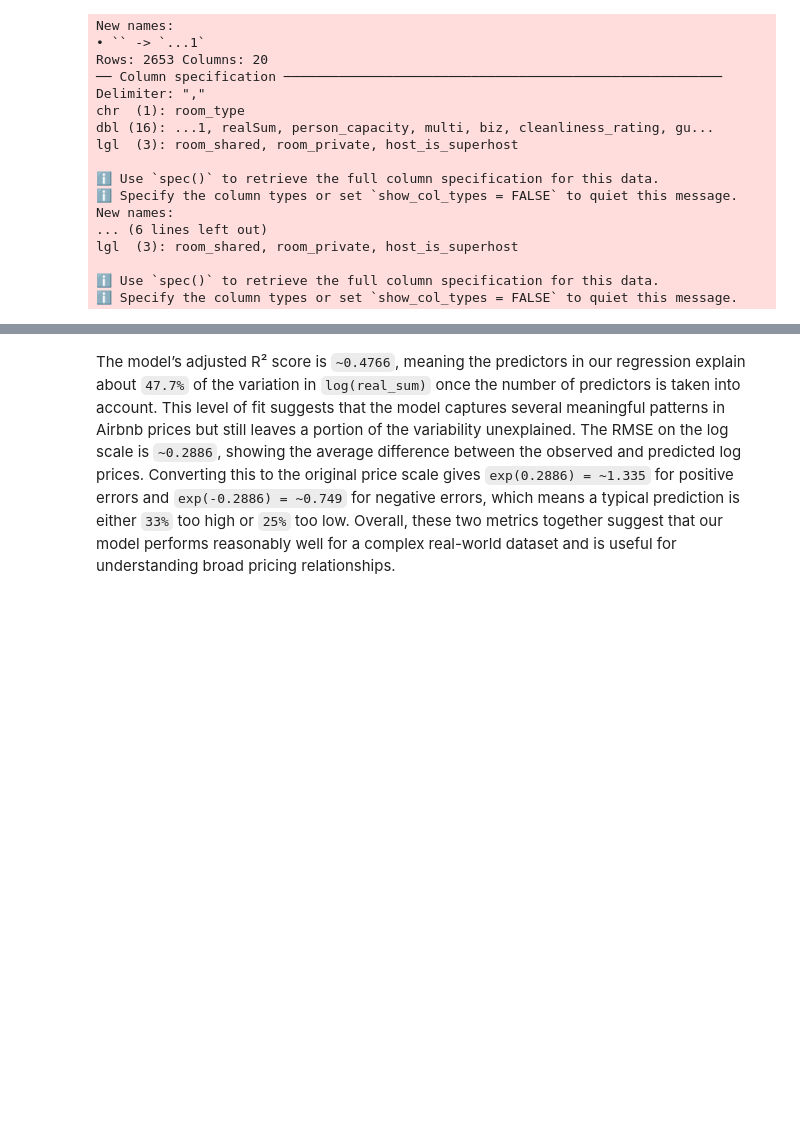
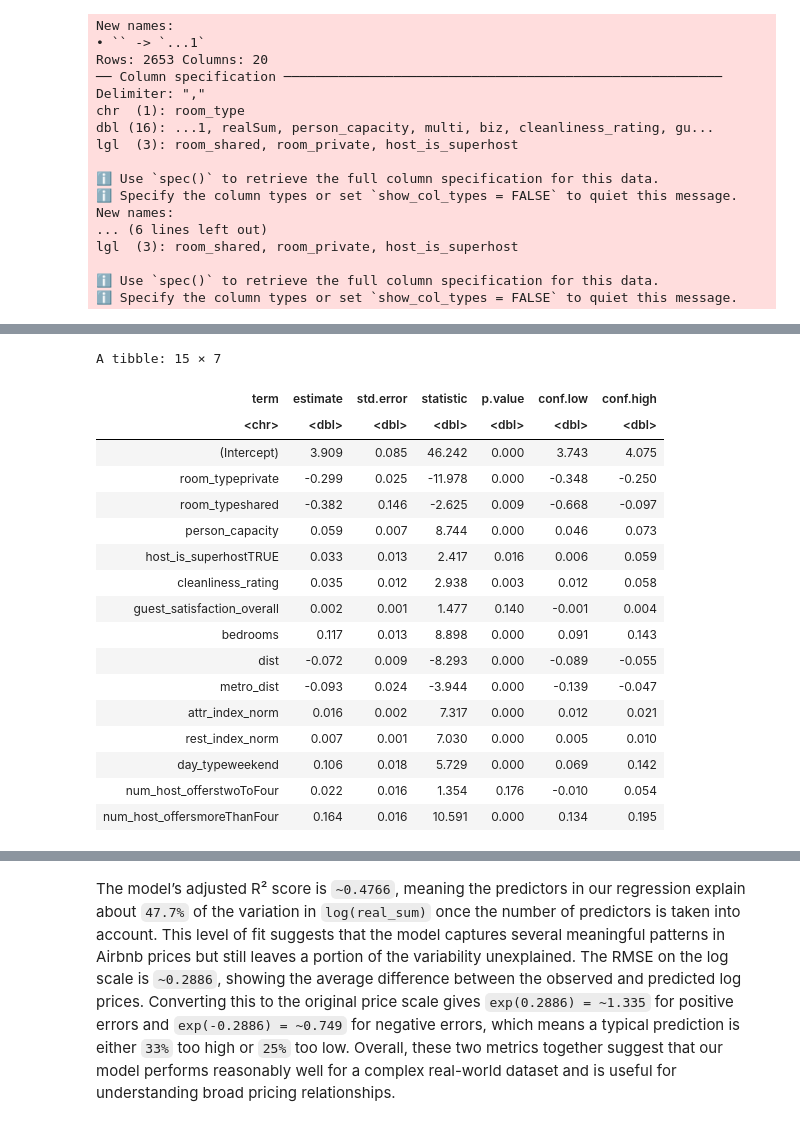
Before and after one commit to tyih985/athens-airbnb, a Jupyter notebook: project_tyih.ipynb, the cells around one changed output, grey strips where cells are left out. Drawn from its saved outputs; the diff is of its cells as text; code cells hidden in the pictures; blank space fills up the shorter version.

Commit message:
Updated method & plan, added split data + LASSO selection

```diff
--- a/project_tyih.ipynb
+++ b/project_tyih.ipynb
@@ -391,6 +439,6 @@ athens <- athens_raw %>%
     ) %>%
 
     # remove index, room_shared, room_private, multi, biz, attr_index, rest_index and longitude and latitude (since we cannot do spatial analysis)
-    select(-...1, -room_shared, -room_private, -multi, -biz, -attr_index, -rest_index, -lng, -lat)
+    select(- `...1`, -room_shared, -room_private, -multi, -biz, -attr_index, -rest_index, -lng, -lat)
 
-# head(athens)
+head(athens)
@@ -423,0 +480,5 @@ mlr_res
+# %%
+set.seed(301)
+athens_split <- initial_split(athens_clean, prop = 0.6, strata = log_price)
+athens_train <- training(athens_split)
+athens_test <- testing(athens_split)
@@ -424 +558,29 @@ mlr_res
+# %%
+#fit base MLR
+mlr_base <- lm(log_price ~ . - real_sum,
+               data = athens_test)
+
+mlr_base_res <- tidy(mlr_base, conf.int = TRUE) |>
+    mutate_if(is.numeric, round, 3)
+
+mlr_base_res
+# %% [output]
+A tibble: 15 × 7
+| term | estimate | std.error | statistic | p.value | conf.low | conf.high |
+| <chr> | <dbl> | <dbl> | <dbl> | <dbl> | <dbl> | <dbl> |
+| (Intercept) | 3.909 | 0.085 | 46.242 | 0.000 | 3.743 | 4.075 |
+| room_typeprivate | -0.299 | 0.025 | -11.978 | 0.000 | -0.348 | -0.250 |
+| room_typeshared | -0.382 | 0.146 | -2.625 | 0.009 | -0.668 | -0.097 |
+| person_capacity | 0.059 | 0.007 | 8.744 | 0.000 | 0.046 | 0.073 |
+| host_is_superhostTRUE | 0.033 | 0.013 | 2.417 | 0.016 | 0.006 | 0.059 |
+| cleanliness_rating | 0.035 | 0.012 | 2.938 | 0.003 | 0.012 | 0.058 |
+| guest_satisfaction_overall | 0.002 | 0.001 | 1.477 | 0.140 | -0.001 | 0.004 |
+| bedrooms | 0.117 | 0.013 | 8.898 | 0.000 | 0.091 | 0.143 |
+| dist | -0.072 | 0.009 | -8.293 | 0.000 | -0.089 | -0.055 |
+| metro_dist | -0.093 | 0.024 | -3.944 | 0.000 | -0.139 | -0.047 |
+| attr_index_norm | 0.016 | 0.002 | 7.317 | 0.000 | 0.012 | 0.021 |
+| rest_index_norm | 0.007 | 0.001 | 7.030 | 0.000 | 0.005 | 0.010 |
+| day_typeweekend | 0.106 | 0.018 | 5.729 | 0.000 | 0.069 | 0.142 |
+| num_host_offerstwoToFour | 0.022 | 0.016 | 1.354 | 0.176 | -0.010 | 0.054 |
+| num_host_offersmoreThanFour | 0.164 | 0.016 | 10.591 | 0.000 | 0.134 | 0.195 |
 # %% [markdown]
```
Also changed, not shown: parts of 20 cells of this notebook.
